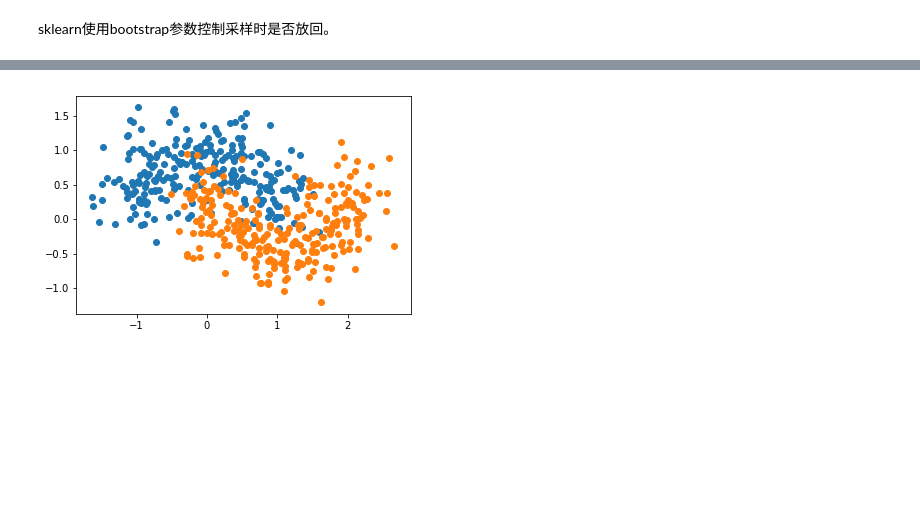
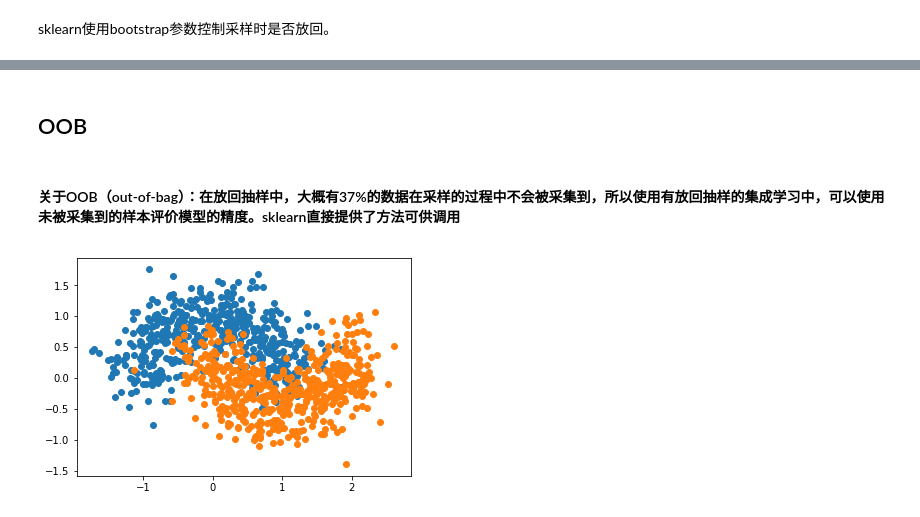
Before and after one commit to WeiHongFly/Blog, a Jupyter notebook: ensemble_methods.ipynb, the cells around one changed output, grey strips where cells are left out. Drawn from its saved outputs; the diff is of its cells as text; code cells hidden in the pictures; blank space fills up the shorter version.

```diff
--- a/ensemble_methods.ipynb
+++ b/ensemble_methods.ipynb
@@ -51,9 +91,13 @@ sklearn使用bootstrap参数控制采样时是否放回。
+# %% [markdown]
+## OOB
+# %% [markdown]
+#### 关于OOB（out-of-bag）：在放回抽样中，大概有37%的数据在采样的过程中不会被采集到，所以使用有放回抽样的集成学习中，可以使用未被采集到的样本评价模型的精度。sklearn直接提供了方法可供调用
 # %%
-X,y=make_moons(n_samples=500,noise=0.3,random_state=111)
+X,y=make_moons(n_samples=1000,noise=0.3,random_state=111)
 X_train,X_test,y_train,y_test=train_test_split(X,y)
 plt.scatter(X[y==0,0],X[y==0,1])
 plt.scatter(X[y==1,0],X[y==1,1])
 plt.show()
 # %% [output]
-[figure, old version]
+[figure, new version]
 # %%
```
Also changed, not shown: parts of 22 cells of this notebook, 1 other file.
